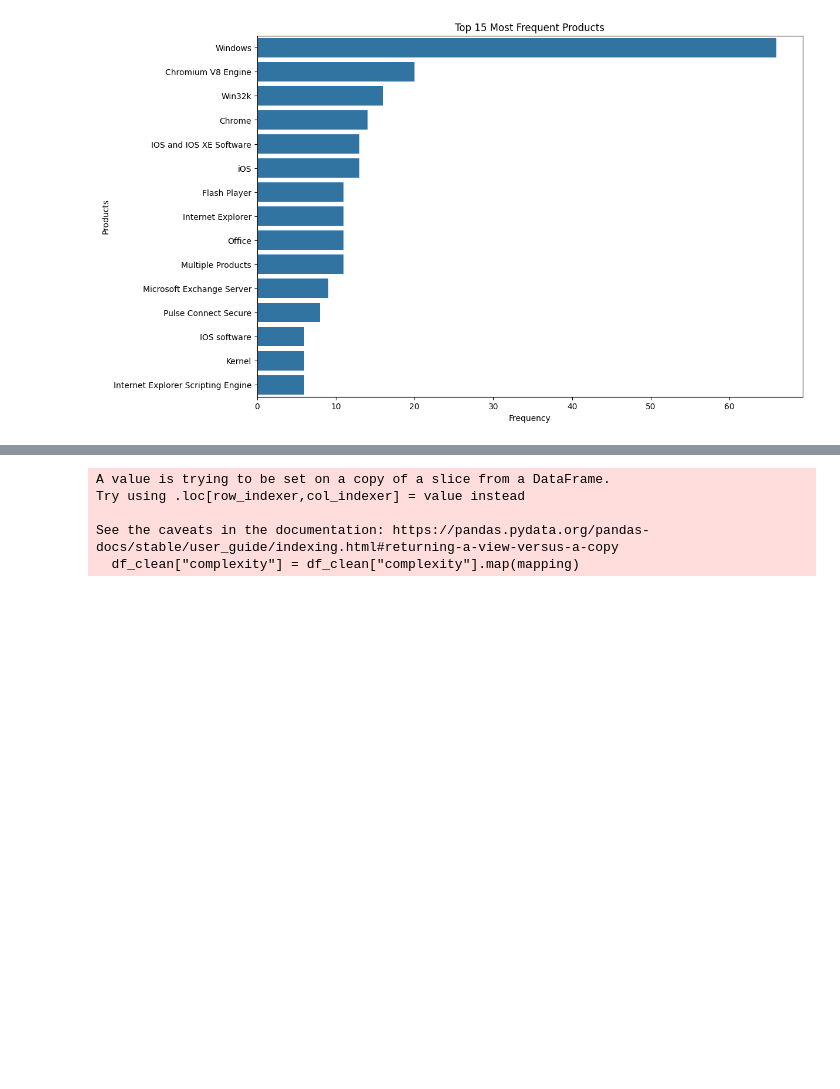
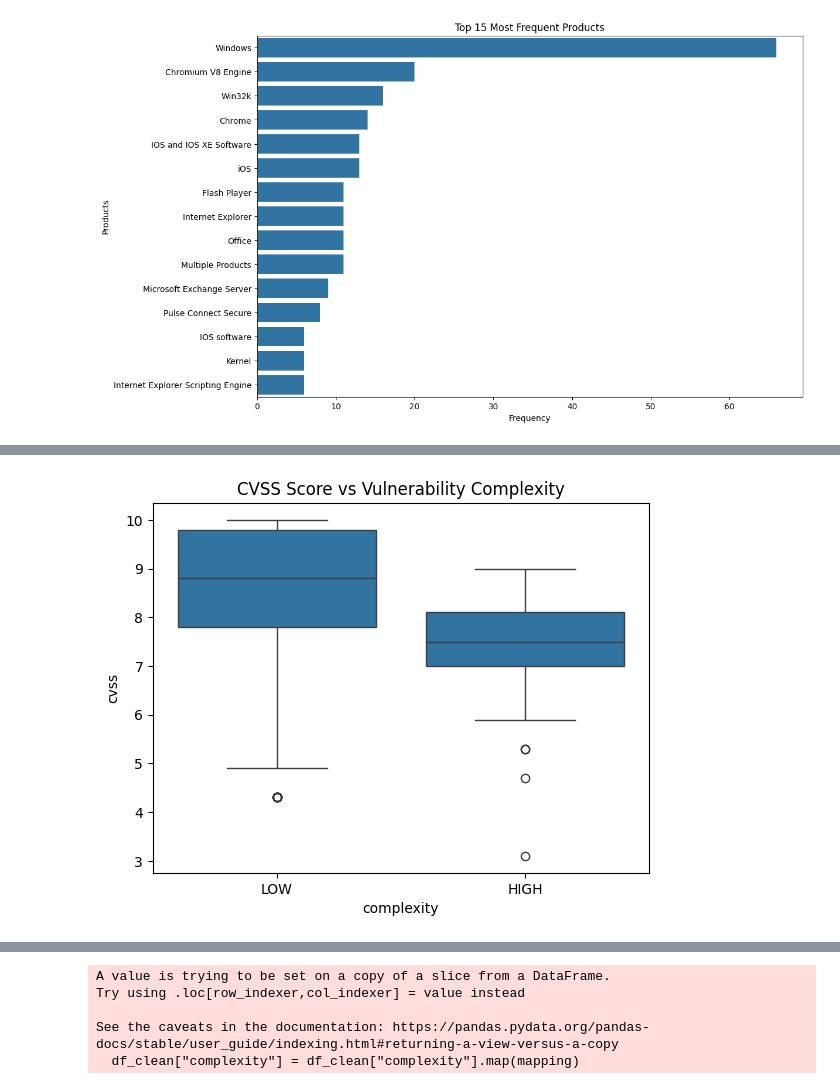
Before and after one commit to S10241798/AITT, a Jupyter notebook: AITT Assignment.ipynb, the cells around one changed output, grey strips where cells are left out. Drawn from its saved outputs; the diff is of its cells as text; code cells hidden in the pictures; blank space fills up the shorter version.

```diff
--- a/AITT Assignment.ipynb
+++ b/AITT Assignment.ipynb
@@ -248,0 +255,6 @@ plt.show()
+# %%
+sns.boxplot(data=df, x="complexity", y="cvss")
+plt.title("CVSS Score vs Vulnerability Complexity")
+plt.show()
+# %% [output]
+[figure, added]
```
Also changed, not shown: parts of 18 cells of this notebook.
